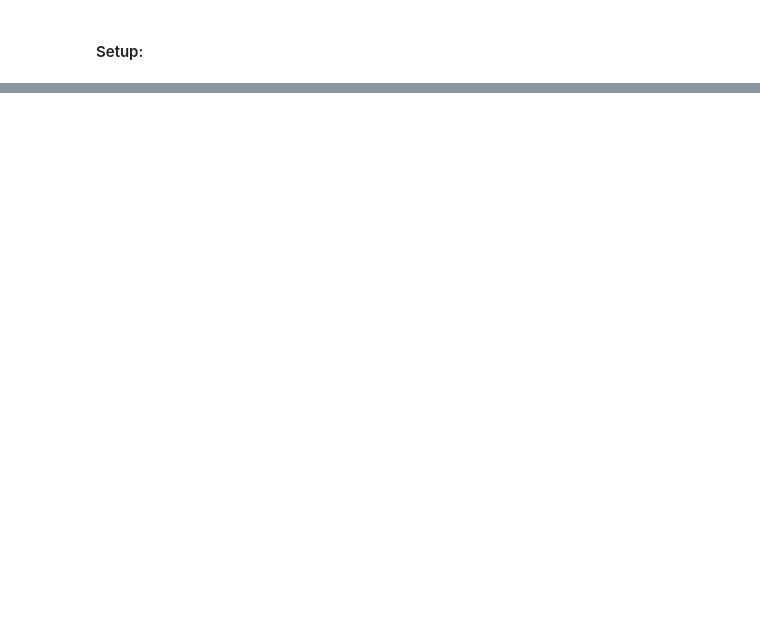
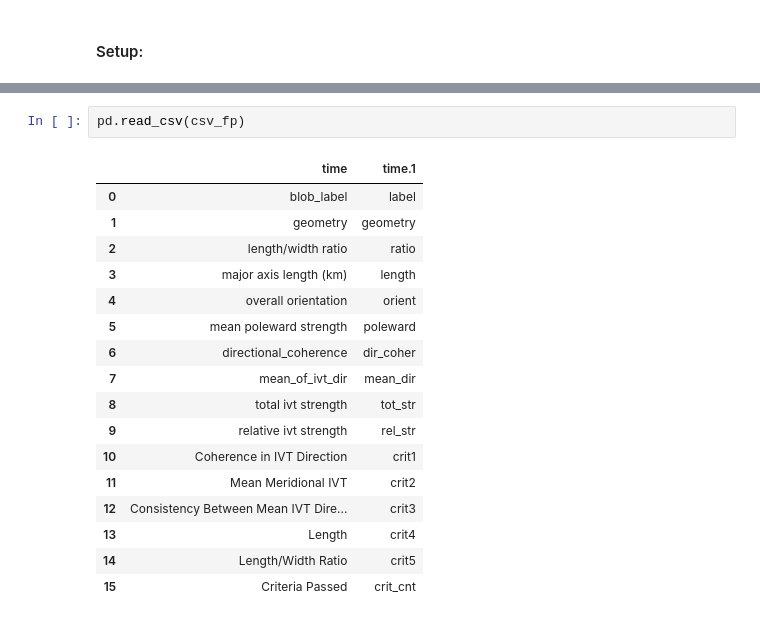
Before and after one commit to ua-snap/ar_avalanche, a Jupyter notebook: AR_QC.ipynb, the cells around one changed output, grey strips where cells are left out. Cells and saved outputs as stored; diff of their text form; blank space fills up the shorter version.

```diff
--- a/AR_QC.ipynb
+++ b/AR_QC.ipynb
@@ -17,0 +23,20 @@ gdf['time'] = pd.to_datetime(gdf['time'])
+# %%
+pd.read_csv(csv_fp)
+# %% [output]
+|  | time | time.1 |
+| 0 | blob_label | label |
+| 1 | geometry | geometry |
+| 2 | length/width ratio | ratio |
+| 3 | major axis length (km) | length |
+| 4 | overall orientation | orient |
+| 5 | mean poleward strength | poleward |
+| 6 | directional_coherence | dir_coher |
+| 7 | mean_of_ivt_dir | mean_dir |
+| 8 | total ivt strength | tot_str |
+| 9 | relative ivt strength | rel_str |
+| 10 | Coherence in IVT Direction | crit1 |
+| 11 | Mean Meridional IVT | crit2 |
+| 12 | Consistency Between Mean IVT Dire... | crit3 |
+| 13 | Length | crit4 |
+| 14 | Length/Width Ratio | crit5 |
+| 15 | Criteria Passed | crit_cnt |
```
Also changed, not shown: parts of 17 cells of this notebook, 3 other files.
